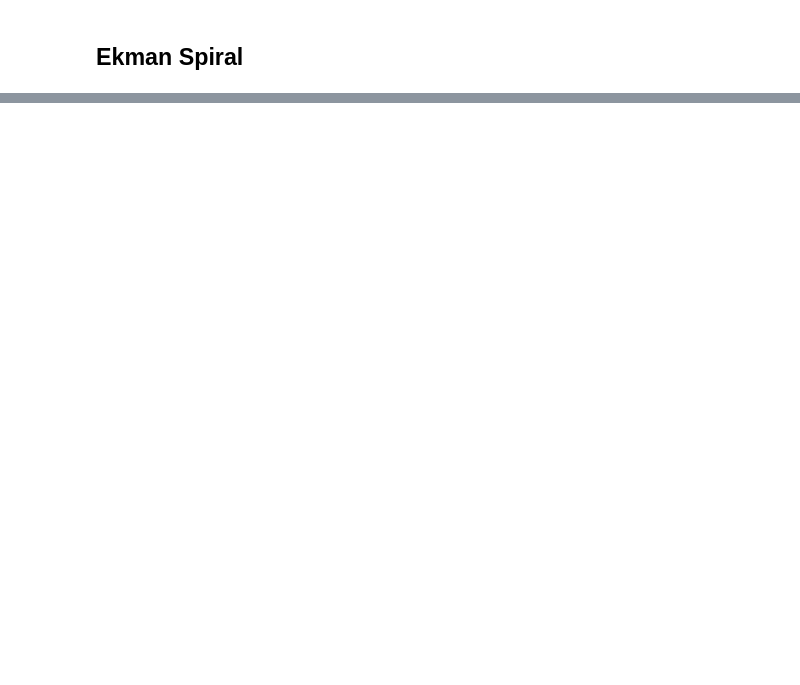
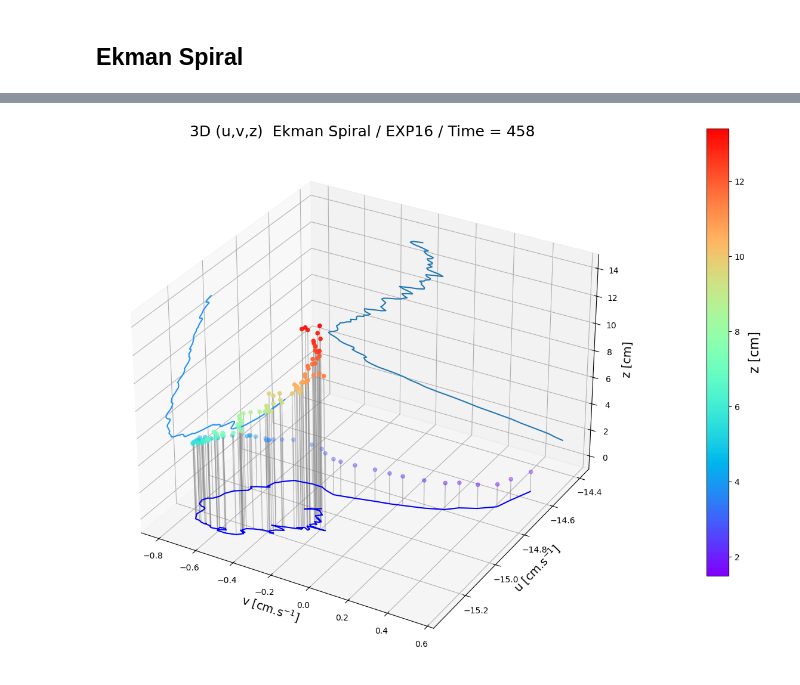
Before and after one commit to Max-Coppin/Entrainment_notebook, a Jupyter notebook: Script_Layer_thickness.ipynb, the cells around one changed output, grey strips where cells are left out. Drawn from its saved outputs; the diff is of its cells as text; code cells hidden in the pictures; blank space fills up the shorter version.

```diff
--- a/Script_Layer_thickness.ipynb
+++ b/Script_Layer_thickness.ipynb
@@ -639,0 +674,51 @@ plt.show()
+# %%
+it = 2500
+y_min = 15
+
+# Créer la figure et les axes
+fig, ax = plt.subplots(figsize=(15, 15), subplot_kw=dict(projection='3d'))
+
+# Normaliser les valeurs de Coord_y_stereo pour la colormap
+norm = plt.Normalize(np.min(Coord_y_stereo), np.max(Coord_y_stereo))
+colors = plt.cm.viridis(norm(Coord_y_stereo[y_min:]))
+
+# Utiliser scatter pour un dégradé de couleur basé sur y
+sc = ax.scatter(v[y_min:, it], u[y_min:, it], Coord_y_stereo[y_min:], c=Coord_y_stereo[y_min:], cmap='rainbow')
+
+
+# Tracer les lignes verticales plus fines et grises
+for i in range(len(Coord_y_stereo[y_min:])):
+    ax.plot([v[y_min + i, it], v[y_min + i, it]], [u[y_min + i, it], u[y_min + i, it]], [0, Coord_y_stereo[y_min + i]], color='gray', alpha=0.5, linewidth=1)
+
+ax.plot(v[y_min:, it], zs=-14.4, ys=Coord_y_stereo[y_min:], zdir='y')
+ax.plot( u[y_min:, it] ,zs = -0.8, ys=Coord_y_stereo[y_min:], zdir='x',color='dodgerblue' )
+# Ajouter la projection sur le plan u-v
+ax.plot(v[y_min:, it], u[y_min:, it], 0, color='blue')  # Points projetés
+for i in range(len(Coord_y_stereo[y_min:])):
+    ax.plot([v[y_min + i, it], v[y_min + i, it]], [u[y_min + i, it], u[y_min + i, it]], [0, 0], 'k--', alpha=0.3)  # Lignes de projection
+
+# Ajouter une barre de couleur
+cbar = plt.colorbar(sc, ax=ax, pad=0.1)
+cbar.set_label('z [cm]', fontsize=16)
+cbar.ax.locator_params(nbins=8)
+cbar.ax.set_position([0.8, 0.3, 0.03, 0.5]) # [left, bottom, width, height]
+#cbar.ax.tick_params(labelsize=14)
+#cbar.ax.set_aspect(10)
+
+
+# Ajouter une grille
+ax.grid(True)
+
+# Labels des axes
+ax.set_xlabel('v [cm.s$^{-1}$]', fontsize=14)
+
+ax.set_ylabel('u [cm.s$^{-1}$]', fontsize=14)
+ax.set_zlabel('z [cm]', fontsize=14)
+
+# Titre
+ax.set_title('3D (u,v,z)  Ekman Spiral / EXP16 / Time = {} s'.format(np.int64(time_stereo['EXP16'][it].data))  ,  fontsize=18)
+
+# Afficher la figure
+plt.show()
+# %% [output]
+[figure, added]
```
Also changed, not shown: parts of 6 cells of this notebook.
